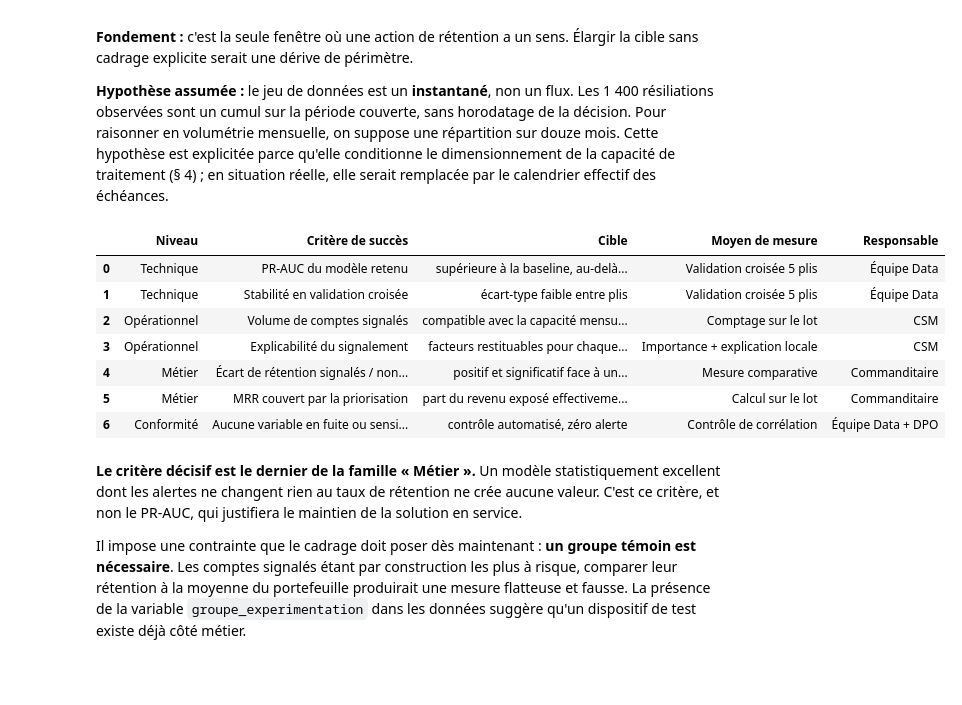
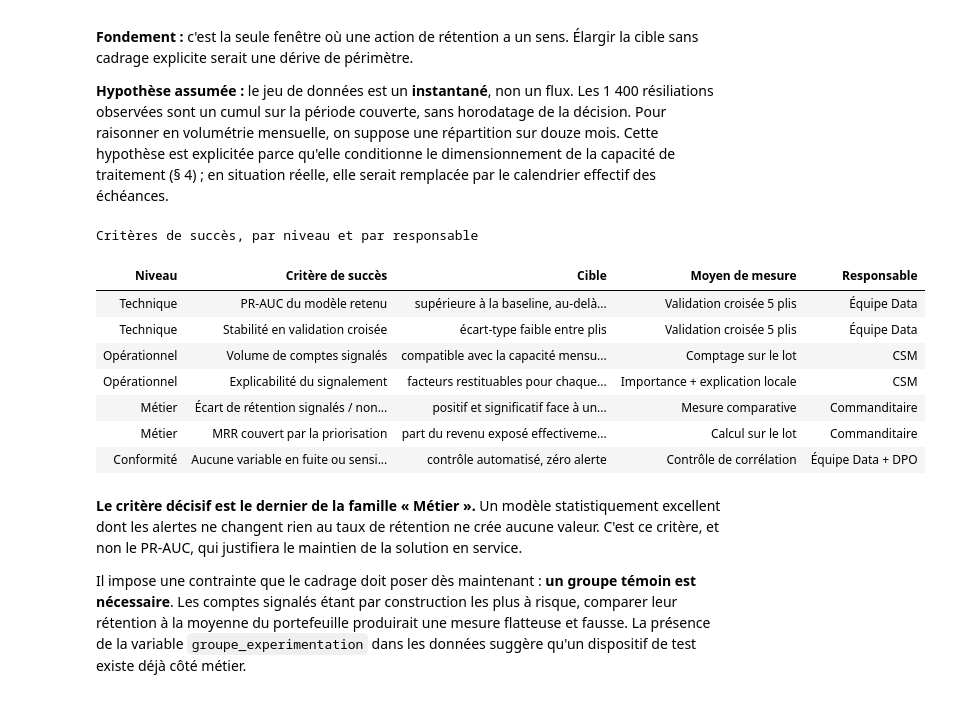
Before and after one commit to air-jaja/ai4me, a Jupyter notebook: notebooks/01_cadrage.ipynb, the cells around one changed output. Drawn from its saved outputs; the diff is of its cells as text; code cells hidden in the pictures.

```diff
--- a/notebooks/01_cadrage.ipynb
+++ b/notebooks/01_cadrage.ipynb
@@ -49,13 +49,17 @@ for candidat in [RACINE, *RACINE.parents]:
         break
 
 from churn_saas.donnees.ingestion import charger_bronze, inventaire
+from churn_saas.notebook import afficher_tableau
 from churn_saas.donnees.silver import construire_silver
+from churn_saas.notebook import afficher_tableau
 
 # Column groups driving the cleaning: numbers stored as text and mixed-format dates
 # are deliberate defects of the dataset, handled once here for the whole notebook.
 
+# Full cell content, never an ellipsis: the rationale columns carry the argument.
 pd.set_option("display.max_columns", 40)
-pd.set_option("display.width", 160)
+pd.set_option("display.width", 200)
+pd.set_option("display.max_colwidth", None)
 plt.rcParams.update({"figure.dpi": 110, "font.size": 9, "axes.grid": True,
                      "grid.alpha": 0.25, "axes.spines.top": False, "axes.spines.right": False})
 
@@ -78,6 +82,12 @@ print(f"Lignes brutes      : {len(brut):>6}")
 print(f"Doublons stricts   : {len(brut) - len(df):>6}")
 print(f"Comptes uniques    : {len(df):>6}")
 print(f"Colonnes           : {df.shape[1]:>6}  (29 sources + 5 issues du catalogue)")
+
+# --- Full-width table rendering ------------------------------------------------------
+# Pandas truncates long strings with an ellipsis. The rationale columns below carry
+# the argument, so every cell must show its full content.
+pd.set_option("display.max_colwidth", None)
+pd.set_option("display.max_rows", 100)
 # %% [output]
 Lignes brutes      :   5035
 Doublons stricts   :     35
@@ -298,32 +311,33 @@ effectif des échéances.
 # %%
 # --- Success criteria: three levels, three owners -----------------------------------
 succes = pd.DataFrame([
     ("Technique", "PR-AUC du modèle retenu",
      "supérieure à la baseline, au-delà de la variabilité entre plis",
      "Validation croisée 5 plis", "Équipe Data"),
     ("Technique", "Stabilité en validation croisée",
      "écart-type faible entre plis", "Validation croisée 5 plis", "Équipe Data"),
     ("Opérationnel", "Volume de comptes signalés",
      "compatible avec la capacité mensuelle de l'équipe", "Comptage sur le lot", "CSM"),
     ("Opérationnel", "Explicabilité du signalement",
      "facteurs restituables pour chaque compte", "Importance + explication locale", "CSM"),
     ("Métier", "Écart de rétention signalés / non signalés",
      "positif et significatif face à un groupe témoin", "Mesure comparative", "Commanditaire"),
     ("Métier", "MRR couvert par la priorisation",
      "part du revenu exposé effectivement atteinte", "Calcul sur le lot", "Commanditaire"),
     ("Conformité", "Aucune variable en fuite ou sensible dans le modèle",
      "contrôle automatisé, zéro alerte", "Contrôle de corrélation", "Équipe Data + DPO"),
 ], columns=["Niveau", "Critère de succès", "Cible", "Moyen de mesure", "Responsable"])
-succes
+afficher_tableau(succes, "Critères de succès, par niveau et par responsable")
 # %% [output]
+Critères de succès, par niveau et par responsable
-|  | Niveau | Critère de succès | Cible | Moyen de mesure | Responsable |
-| 0 | Technique | PR-AUC du modèle retenu | supérieure à la baseline, au-delà... | Validation croisée 5 plis | Équipe Data |
-| 1 | Technique | Stabilité en validation croisée | écart-type faible entre plis | Validation croisée 5 plis | Équipe Data |
-| 2 | Opérationnel | Volume de comptes signalés | compatible avec la capacité mensu... | Comptage sur le lot | CSM |
-| 3 | Opérationnel | Explicabilité du signalement | facteurs restituables pour chaque... | Importance + explication locale | CSM |
-| 4 | Métier | Écart de rétention signalés / non... | positif et significatif face à un... | Mesure comparative | Commanditaire |
-| 5 | Métier | MRR couvert par la priorisation | part du revenu exposé effectiveme... | Calcul sur le lot | Commanditaire |
-| 6 | Conformité | Aucune variable en fuite ou sensi... | contrôle automatisé, zéro alerte | Contrôle de corrélation | Équipe Data + DPO |
+| Niveau | Critère de succès | Cible | Moyen de mesure | Responsable |
+| Technique | PR-AUC du modèle retenu | supérieure à la baseline, au-delà... | Validation croisée 5 plis | Équipe Data |
+| Technique | Stabilité en validation croisée | écart-type faible entre plis | Validation croisée 5 plis | Équipe Data |
+| Opérationnel | Volume de comptes signalés | compatible avec la capacité mensu... | Comptage sur le lot | CSM |
+| Opérationnel | Explicabilité du signalement | facteurs restituables pour chaque... | Importance + explication locale | CSM |
+| Métier | Écart de rétention signalés / non... | positif et significatif face à un... | Mesure comparative | Commanditaire |
+| Métier | MRR couvert par la priorisation | part du revenu exposé effectiveme... | Calcul sur le lot | Commanditaire |
+| Conformité | Aucune variable en fuite ou sensi... | contrôle automatisé, zéro alerte | Contrôle de corrélation | Équipe Data + DPO |
 # %% [markdown]
 **Le critère décisif est le dernier de la famille « Métier ».** Un modèle statistiquement
 excellent dont les alertes ne changent rien au taux de rétention ne crée aucune valeur.
```
Also changed, not shown: parts of 12 cells of this notebook, 3 other files.
